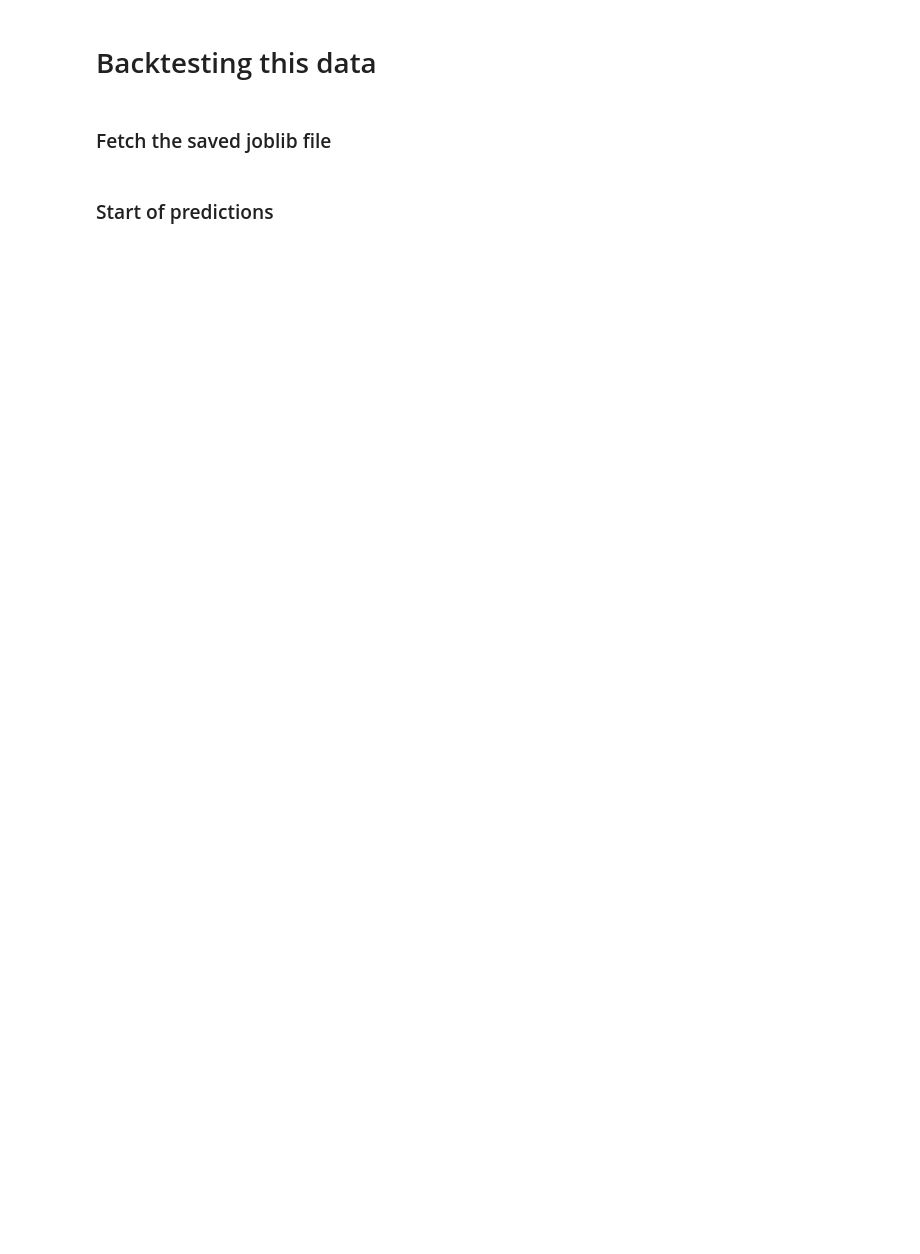
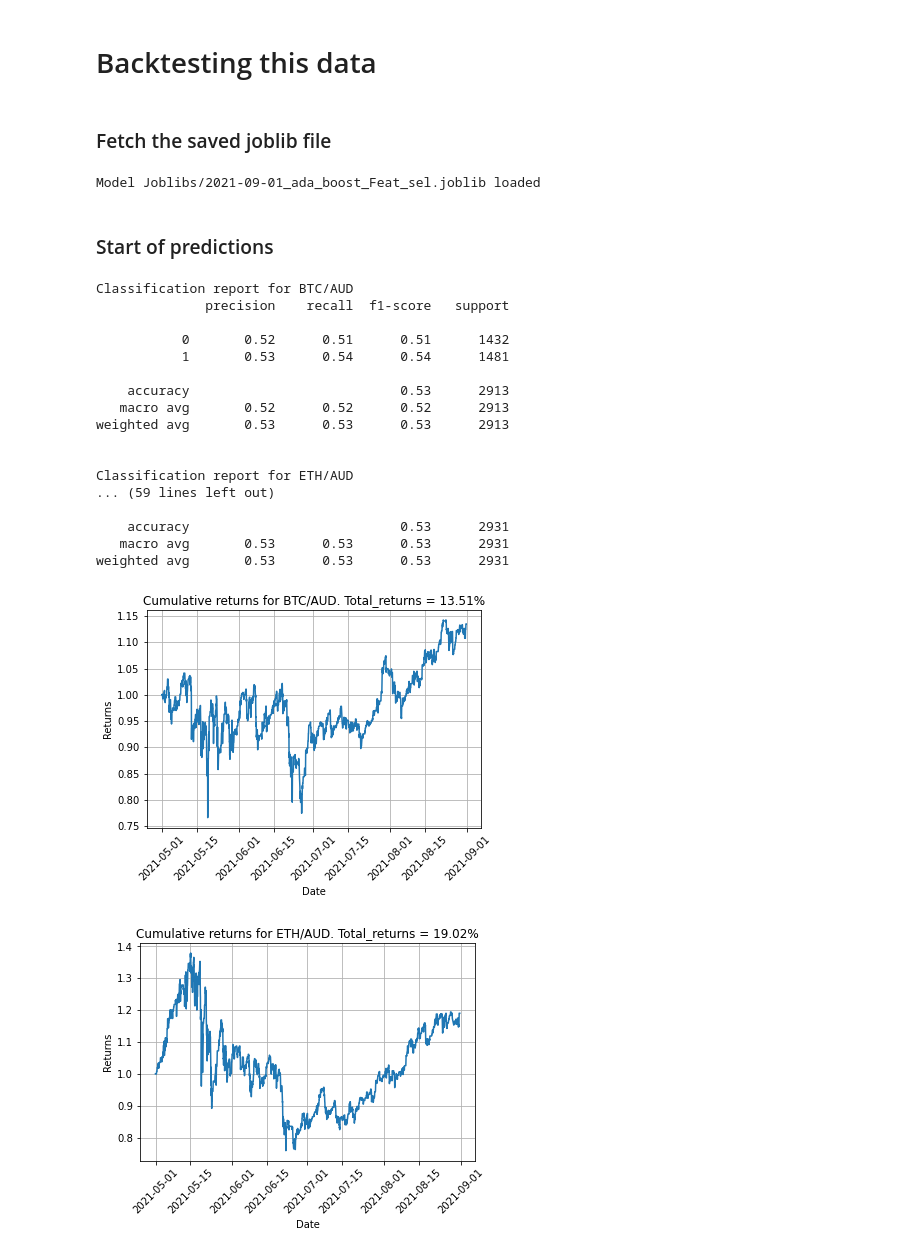
Before and after one commit to HemangLunagaria/project_2_ml_trading, a Jupyter notebook: Data_ML_models_training/Backtest_Mach_learn.ipynb, the cells around one changed output. Saved outputs shown, nothing was run; the diff lists cells and outputs as text; code cells hidden in the pictures; blank space fills up the shorter version.

```diff
--- a/Data_ML_models_training/Backtest_Mach_learn.ipynb
+++ b/Data_ML_models_training/Backtest_Mach_learn.ipynb
@@ -21,7 +20,12 @@ from Utility_Functions import Functions
 # %%
-model_for_testing = '2021-08-28_ada_boost.joblib'
+# One of '2021-09-01_ada_boost_Feat_sel.joblib' '2021-09-01_forest_Feat_sel.joblib' '2021-09-01_dec_tree_Feat_sel.joblib' '2021-09-01_logreg_Feat_sel.joblib'
+model_for_testing = '2021-09-01_ada_boost_Feat_sel.joblib'                 #
+
 curr_list = ['BTC/AUD', 'ETH/AUD', 'XRP/AUD', 'LTC/AUD', 'ADA/AUD', 'XLM/AUD', 'BCH/AUD']
-indicators_list = ['BBands_high', 'BBands_low', 'RSI_ratio', 'CCI','ADX', 'ADX_dirn', 'SMA_vol_agg', 'MACD_ratio']
+
+# indicators_list = ['BBands_high', 'BBands_low', 'RSI_ratio', 'CCI','ADX', 'ADX_dirn', 'SMA_vol_agg', 'MACD_ratio']    # for models before 30 Aug
+# indicators_list = ['CCI', 'MACD_ratio', 'ADX', 'ADX_dirn','SMA_vol_agg']                                                  # for models after 30 Aug
+all_inds = ['SMA_agg', 'RSI_ratio', 'CCI', 'MACD_ratio', 'ADX', 'ADX_dirn', 'ATR_ratio', 'BBands_high', 'BBands_low', 'SMA_vol_agg', 'Returns']
 # %% [markdown]
 # Redownload the data just to check the time taken for each activity
 # %%
@@ -123,0 +132,9 @@ Index(['Open', 'High', 'Low', 'Close', 'Volume', 'SMA_agg', 'RSI_ratio', 'CCI',
+# %%
+df_all_data = pd.read_csv('Resources/Backtesting_July.csv', index_col=0, infer_datetime_format=True)
+df_all_data.index.set_names('Date', inplace=True)
+df_all_data.index = pd.to_datetime(df_all_data.index, utc=True)
+df_all_data.index = df_all_data.index.tz_localize(tz=None)
+
+curr_list = df_all_data.Currency.unique().tolist()
+df_all_data.shape
+df_all_data.index.dtype
@@ -126,6 +145,6 @@ Index(['Open', 'High', 'Low', 'Close', 'Volume', 'SMA_agg', 'RSI_ratio', 'CCI',
 # %%
 df_all_data['Target_returns'] = df_all_data.Returns.shift(-1)
 df_all_data.dropna(inplace=True)
-df_all_data['Buy_or_sell'] = df_all_data.Target_returns.apply(lambda x: 1 if x > 0 else -1)
+df_all_data['Buy_or_sell'] = df_all_data.Target_returns.apply(lambda x: 1 if x > 0 else 0)
 df_all_data.shape
 # %% [output]
@@ -141,41 +160,75 @@ from pathlib import Path
 # %%
 filename = 'Joblibs/' + model_for_testing
 pipeline = load(filename)
+print(f'Model {filename} loaded')
+# %% [output]
+Model Joblibs/2021-09-01_ada_boost_Feat_sel.joblib loaded
 # %% [markdown]
 ### Start of predictions
 # %%
 from sklearn.metrics import classification_report
 import matplotlib.pyplot as plt
 # %%
+df_cml_rets = pd.DataFrame()
+df_hourly_rets = pd.DataFrame()
+
 for curr_tested in curr_list:
 
     df_testing_subset = df_all_data.loc[ df_all_data.Currency == curr_tested].copy()
     df_testing_subset.sort_index(inplace=True)
 
-    X_test = df_testing_subset.loc[: , indicators_list].reset_index(drop=True)
+    X_test = df_testing_subset.loc[: , all_inds].reset_index(drop=True)
     y_test = df_testing_subset.loc[:, ['Target_returns', 'Buy_or_sell']].copy()
-    # y_test.head()
 
     # Run the predictions
     df_pred = y_test
     df_pred['Pred_buy_or_sell'] = pipeline.predict(X_test)
-    # df_pred.head()
+
+    # print(df_pred)
 
     print(f'\nClassification report for {curr_tested}')
     print(classification_report(y_test.Buy_or_sell, df_pred.Pred_buy_or_sell))
 
-    df_all_buys = df_pred.loc[ df_pred.Pred_buy_or_sell == 1 ].copy()
+    hourly_returns = df_pred['Target_returns'] * df_pred['Pred_buy_or_sell']
+    cum_rets = (1 + hourly_returns).cumprod()
+    total_returns = round((cum_rets[-1] - cum_rets[0]) * 100, 2)
 
-    cum_rets = (1 + (df_all_buys['Target_returns'] * df_all_buys['Pred_buy_or_sell'])).cumprod()
+    col_name = 'hourly_rets_'  + (curr_tested.replace('/', '-'))
+    df_hourly_rets[col_name] = hourly_returns
 
-    title = 'Cumulative returns for ' + curr_tested
+    col_name = 'cum_rets_' + (curr_tested.replace('/', '-'))
+    df_cml_rets[col_name] = cum_rets
+
+    title = 'Cumulative returns for ' + curr_tested + '. Total_returns = ' + str(total_returns) + '%'
     png_file = 'Backtest_results/Results_' + curr_tested.replace('/','-') + '.png'
 
     fig, ax = plt.subplots()
     ax.plot(cum_rets)
 
     ax.set(xlabel='Date', ylabel='Returns',
         title= title)
     ax.grid()
 
+    plt.xticks(rotation=45)
+
     fig.savefig(png_file)
+# %% [output]
+Classification report for BTC/AUD
+              precision    recall  f1-score   support
+
+           0       0.52      0.51      0.51      1432
+           1       0.53      0.54      0.54      1481
+
+    accuracy                           0.53      2913
+   macro avg       0.52      0.52      0.52      2913
+weighted avg       0.53      0.53      0.53      2913
+
+
+Classification report for ETH/AUD
+... (59 lines left out)
+
+    accuracy                           0.53      2931
+   macro avg       0.53      0.53      0.53      2931
+weighted avg       0.53      0.53      0.53      2931
+[figure, added]
+[figure, added]
```
Also changed, not shown: parts of 19 cells of this notebook, 47 other files.
